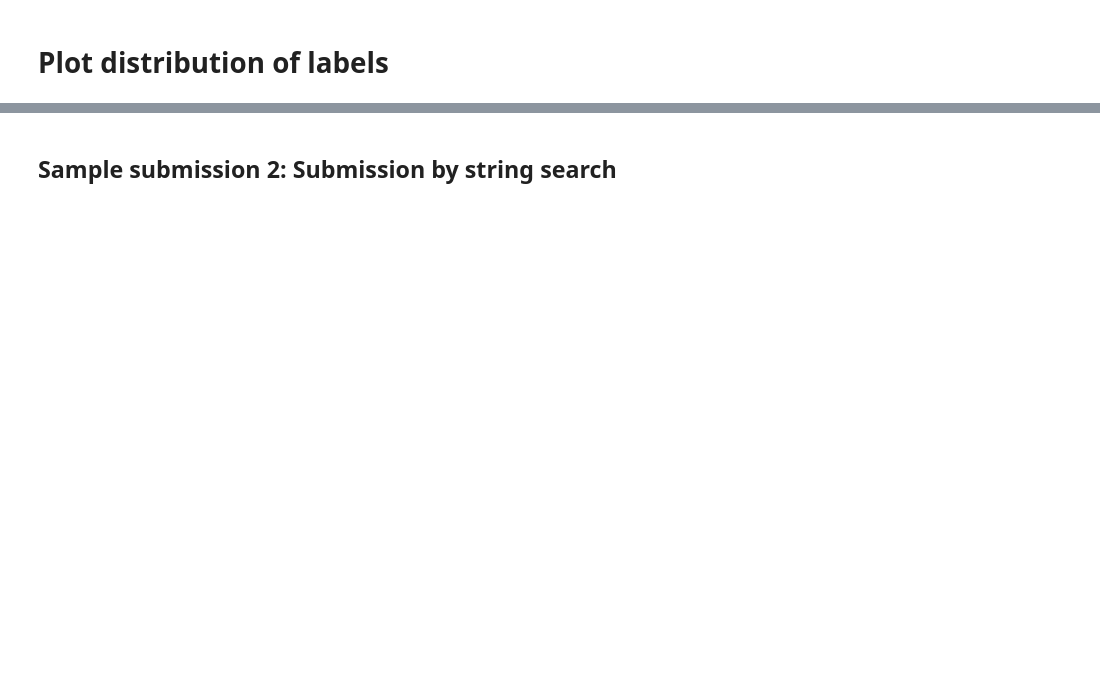
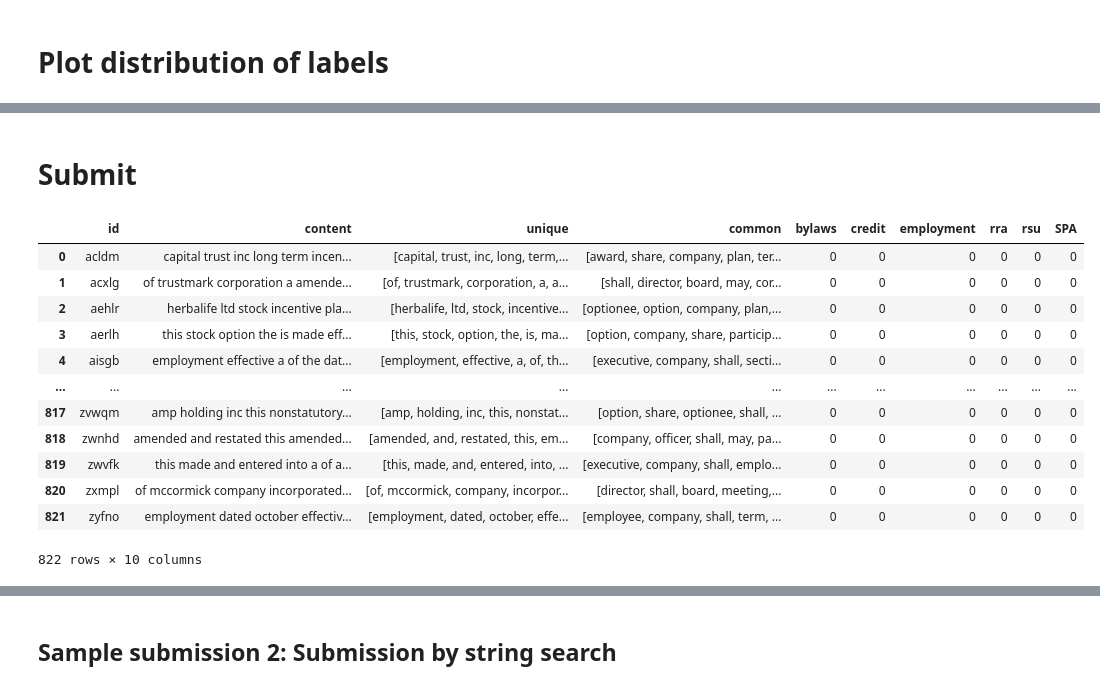
Before and after one commit to avihazan/test_classification, a Jupyter notebook: notebooks/submission_avi.ipynb, the cells around one changed output, grey strips where cells are left out. Saved outputs shown, nothing was run; the diff lists cells and outputs as text; code cells hidden in the pictures; blank space fills up the shorter version.

```diff
--- a/notebooks/submission_avi.ipynb
+++ b/notebooks/submission_avi.ipynb
@@ -256,0 +160,12 @@ print(fdist.most_common(50))
+# %%
+# From the unique words of each document build a list of most common for each label
+
+labels = np.array([])
+commonwords = np.array([])
+df_new = pd.DataFrame(columns=('labels', 'commons', "dist"))
+for idx, label in enumerate(df_train['label'].unique()):
+    words = (df_train[df_train["label"] == label]['unique']).to_numpy()
+    words_list = np.concatenate((words), axis=None)
+    common, dist = find_common_words(" ".join(words_list))
+    df_new.loc[idx] = [label, common, dist]
+df_new
@@ -256,0 +180,18 @@ print(fdist.most_common(50))
+# %%
+data = []
+with ZipFile("../data/test_data.zip") as z:
+    for fname in z.namelist():
+        content = z.read(fname).decode('utf8')
+
+        content = clean_content(content)
+        uniques = find_uinque_words(content)
+        common, dist = find_common_words(content)
+
+        if not fname.endswith('.txt') or not fname.startswith('test'):
+            continue
+        idx = fname[5:-4]
+        data.append((idx,content,uniques,common))
+df_test = pd.DataFrame(data, columns=("id", "content", "unique","common"))
+
+
+df_test.head(10)
@@ -256,0 +210,28 @@ print(fdist.most_common(50))
+# %% [markdown]
+# Submit
+# %%
+df_test_c = df_test.copy()
+df_orig_c = df_new.copy()
+
+df_test_c['bylaws'] = '0'
+df_test_c['credit'] = '0'
+df_test_c['employment'] = '0'
+df_test_c['rra'] = '0'
+df_test_c['rsu'] = '0'
+df_test_c['SPA'] = '0'
+
+df_test_c
+# %% [output]
+|  | id | content | unique | common | bylaws | credit | employment | rra | rsu | SPA |
+| 0 | acldm | capital trust inc long term incen... | [capital, trust, inc, long, term,... | [award, share, company, plan, ter... | 0 | 0 | 0 | 0 | 0 | 0 |
+| 1 | acxlg | of trustmark corporation a amende... | [of, trustmark, corporation, a, a... | [shall, director, board, may, cor... | 0 | 0 | 0 | 0 | 0 | 0 |
+| 2 | aehlr | herbalife ltd stock incentive pla... | [herbalife, ltd, stock, incentive... | [optionee, option, company, plan,... | 0 | 0 | 0 | 0 | 0 | 0 |
+| 3 | aerlh | this stock option the is made eff... | [this, stock, option, the, is, ma... | [option, company, share, particip... | 0 | 0 | 0 | 0 | 0 | 0 |
+| 4 | aisgb | employment effective a of the dat... | [employment, effective, a, of, th... | [executive, company, shall, secti... | 0 | 0 | 0 | 0 | 0 | 0 |
+| ... | ... | ... | ... | ... | ... | ... | ... | ... | ... | ... |
+| 817 | zvwqm | amp holding inc this nonstatutory... | [amp, holding, inc, this, nonstat... | [option, share, optionee, shall, ... | 0 | 0 | 0 | 0 | 0 | 0 |
+| 818 | zwnhd | amended and restated this amended... | [amended, and, restated, this, em... | [company, officer, shall, may, pa... | 0 | 0 | 0 | 0 | 0 | 0 |
+| 819 | zwvfk | this made and entered into a of a... | [this, made, and, entered, into, ... | [executive, company, shall, emplo... | 0 | 0 | 0 | 0 | 0 | 0 |
+| 820 | zxmpl | of mccormick company incorporated... | [of, mccormick, company, incorpor... | [director, shall, board, meeting,... | 0 | 0 | 0 | 0 | 0 | 0 |
+| 821 | zyfno | employment dated october effectiv... | [employment, dated, october, effe... | [employee, company, shall, term, ... | 0 | 0 | 0 | 0 | 0 | 0 |
+822 rows × 10 columns
```
Also changed, not shown: parts of 20 cells of this notebook, 4 other files.
